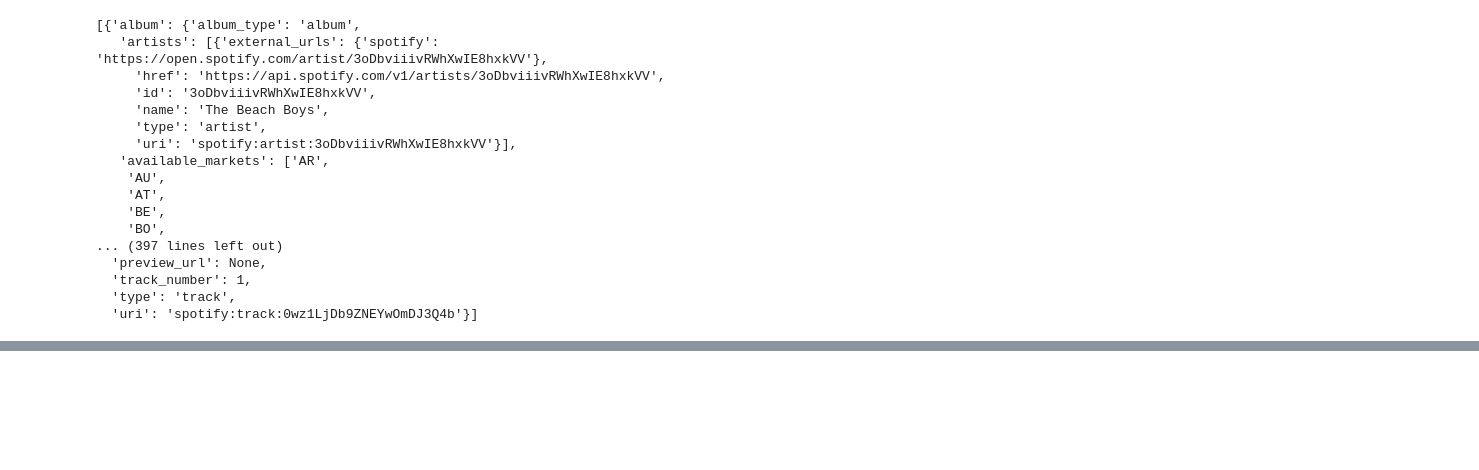
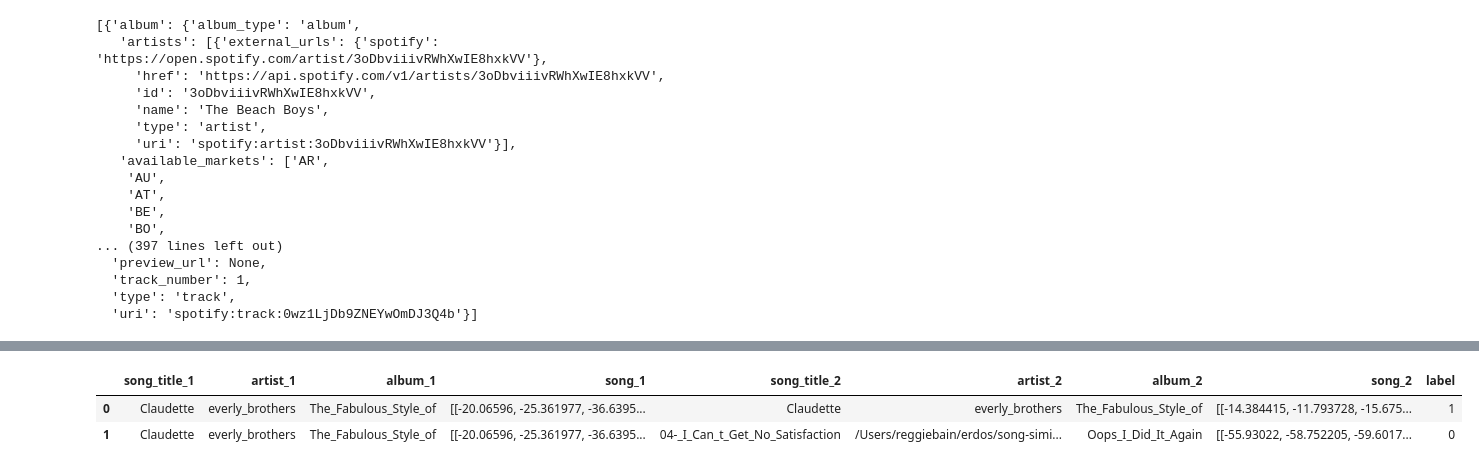
Before and after one commit to reggiebain/song-similarity-erdos, a Jupyter notebook: deployment/deploy-model-2-songs.ipynb, the cells around one changed output, grey strips where cells are left out. Drawn from its saved outputs; the diff is of its cells as text; code cells hidden in the pictures; blank space fills up the shorter version.

```diff
--- a/deployment/deploy-model-2-songs.ipynb
+++ b/deployment/deploy-model-2-songs.ipynb
@@ -200,0 +395,7 @@ result['tracks']['items']
+# %%
+df = pd.read_pickle('/Users/reggiebain/erdos/song-similarity-erdos/data/paired_songs_spectrograms_test.pkl')
+df.head(2)
+# %% [output]
+|  | song_title_1 | artist_1 | album_1 | song_1 | song_title_2 | artist_2 | album_2 | song_2 | label |
+| 0 | Claudette | everly_brothers | The_Fabulous_Style_of | [[-20.06596, -25.361977, -36.6395... | Claudette | everly_brothers | The_Fabulous_Style_of | [[-14.384415, -11.793728, -15.675... | 1 |
+| 1 | Claudette | everly_brothers | The_Fabulous_Style_of | [[-20.06596, -25.361977, -36.6395... | 04-_I_Can_t_Get_No_Satisfaction | /Users/reggiebain/erdos/song-simi... | Oops_I_Did_It_Again | [[-55.93022, -58.752205, -59.6017... | 0 |
```
Also changed, not shown: parts of 24 cells of this notebook, 8 other files.
